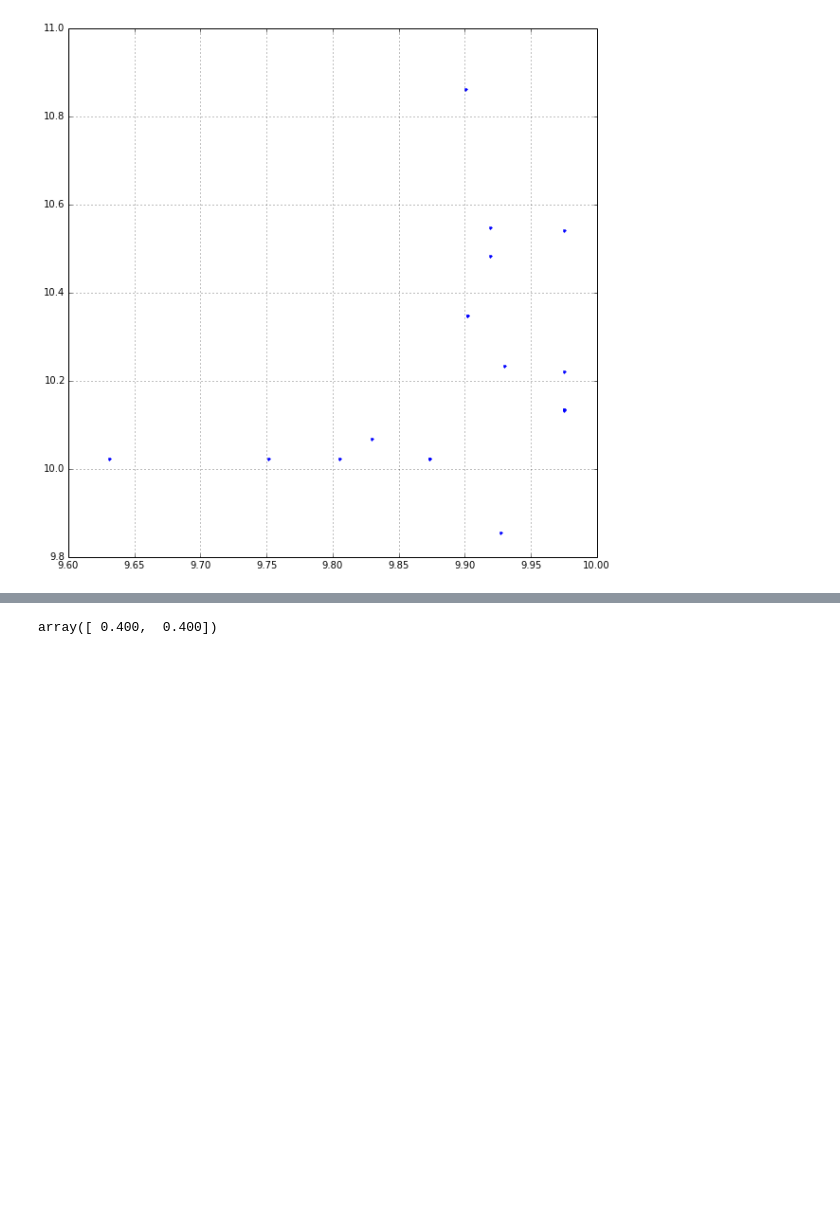
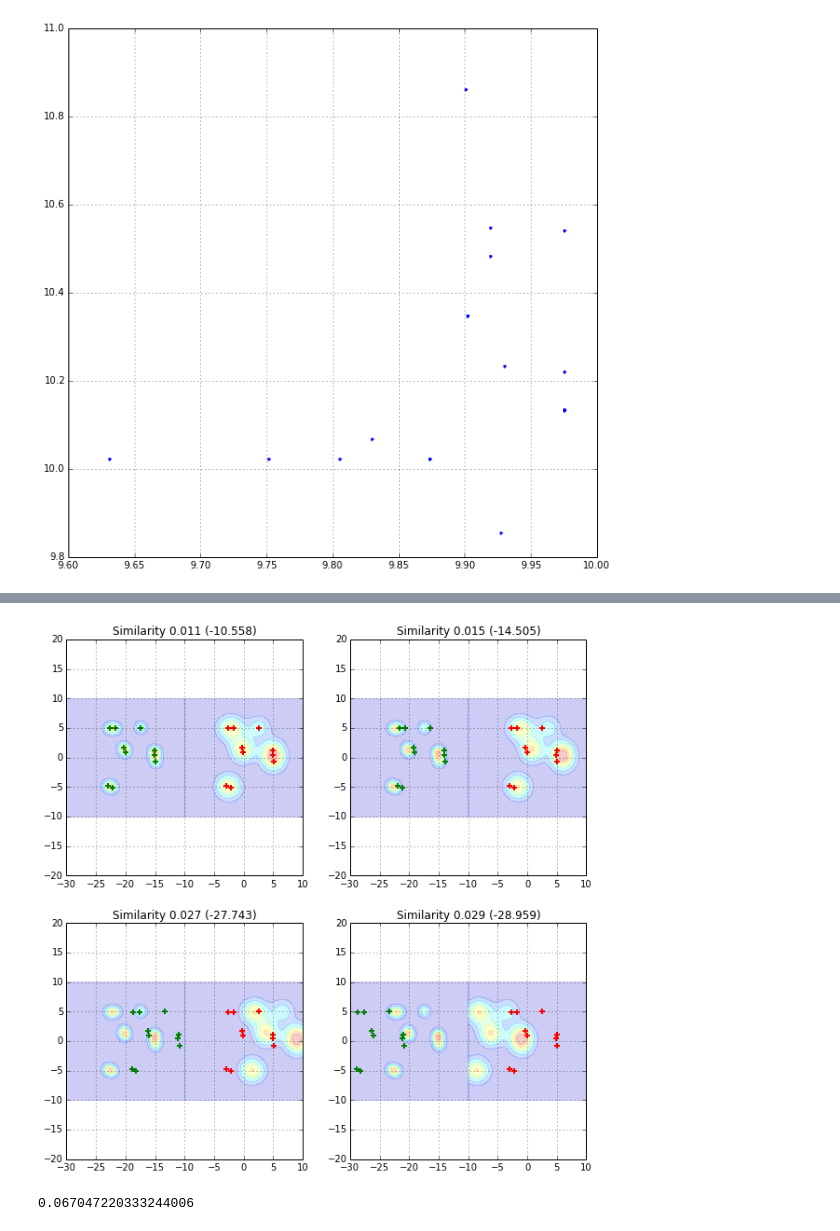
Before and after one commit to sisl/autoATC, a Jupyter notebook: MCMC/MCMC_toy.ipynb, the cells around one changed output, grey strips where cells are left out. Cells and saved outputs as stored; diff of their text form; code cells hidden in the pictures; blank space fills up the shorter version.

```diff
--- a/MCMC/MCMC_toy.ipynb
+++ b/MCMC/MCMC_toy.ipynb
@@ -229,6 +251,6 @@ for (idx, fact) in enumerate([1., 1.5, 2., 14.,]):
 # %%
-xy_d = np.array([[0., 0.],[-1., -1.], [5., 5.]]); Sigma_d =  1 * np.eye(2); Tau_d  = np.linalg.inv(Sigma_d)
-xy_m = np.array([[0., 0.],[-0., -0.], [5., 5.]]); Sigma_m = .1 * np.eye(2); Tau_m  = np.linalg.inv(Sigma_m)
+xy_d = np.array([[0., 0.],[-1., -1.], [5., 5.]]); Sigma_d =  2 * np.eye(2); Tau_d  = np.linalg.inv(Sigma_d)
+xy_m = np.array([[0., 0.],[-0., -0.], [3., 5.]]); Sigma_m = .5 * np.eye(2); Tau_m  = np.linalg.inv(Sigma_m)
 # %%
 def mv_normal_pdf(x, mu, Sigma_inv):
     detInv_sq = np.sqrt(np.linalg.det(Sigma_inv))
@@ -244,18 +266,19 @@ def mv_normal_pdf(x, mu, Sigma_inv):
 def f2d(z):
     v = 0.0
     for mu in xy_d:
-        v += mv_normal_pdf([z], mu, Tau_d)
+        v += mv_normal_pdf([z], mu[::-1], Tau_d)
     return v/len(xy_d)
 
 def g2d(z):
     v = 0.0
     for mu in xy_m:
-        v += mv_normal_pdf([z], mu, Tau_m)
+        v += mv_normal_pdf([z], mu[::-1], Tau_m)
     return v/len(xy_d)
 # %%
 x = np.linspace(-10., 10., 100)
 y = np.linspace(-10., 10., 100)
 xx, yy = np.meshgrid(x, y, sparse=True)
+dz = x[1] - x[0]
 # %%
 fz2d = np.zeros((xx.shape[1],xx.shape[1]))
 gz2d = np.zeros((xx.shape[1],xx.shape[1]))
@@ -268,28 +291,31 @@ def repopulate():
             gz2d[i, j] = g2d(np.array([xv, yv]))
         #break
     #break
-# %%
-xy_d[2]
-# %% [output]
-array([ 0.400,  0.400])
+# %%
+xy_m = toy.xy_meas[:, :] * 1.0
+xy_d = toy.xy_points.value * 1.0
 # %%
-for (idx, fact) in enumerate([1., 2., 5., 5]):
-    plt.subplot(2,2,idx+1)
-    xy_d = np.array([[0., 0.],[-0., -0.], [1., 1.]]);
-    xy_d[2] *= fact
-    if idx == 3:
-        xy_d[1] += -5
+for (idx, fact) in enumerate([1., 2., 5., -5]):
+#     plt.subplot(2,2,idx+1)
+#     xy_d = np.array([[0., 0.],[-0., -0.], [1., 1.]]);
+#     xy_d[2] *= fact
+#     if idx == 3:
+#         xy_d[1] += -5
+
+#     xy_d = 1.*xy_m; xy_d[:, 0] += 1 * (fact-1)
 
     repopulate()
-    sim2D = similarity(fz2d, gz2d, dz)
-    plt.title('Similarity %.2f'%sim2D)
+    sim2D = similarity(fz2d, gz2d, dz*dz)
+    plt.title('Similarity %.3f (%.3f)'%(sim2D, 1e3*logSim2D(xy_d, xy_m)))
     plt.contourf(x-20,y,gz2d, alpha=.2)
     plt.plot(xy_d[:, 0]-20, xy_d[:, 1], marker='+', color='g', markeredgewidth=2, linestyle="")
 
     plt.contourf(x,y,fz2d, alpha=.2)
     plt.plot(xy_m[:, 0], xy_m[:, 1], marker='+', color='r', markeredgewidth=2, linestyle="")
 
     plt.grid('on')
     plt.axis('equal')
     plt.xlim([-30, 10])
     #break
+# %% [output]
+[figure, added]
@@ -295,0 +373,4 @@ for (idx, fact) in enumerate([1., 2., 5., 5]):
+# %%
+similarity(fz2d, gz2d, dz*dz)
+# %% [output]
+0.067047220333244006
```
Also changed, not shown: parts of 42 cells of this notebook, 1 other file.
